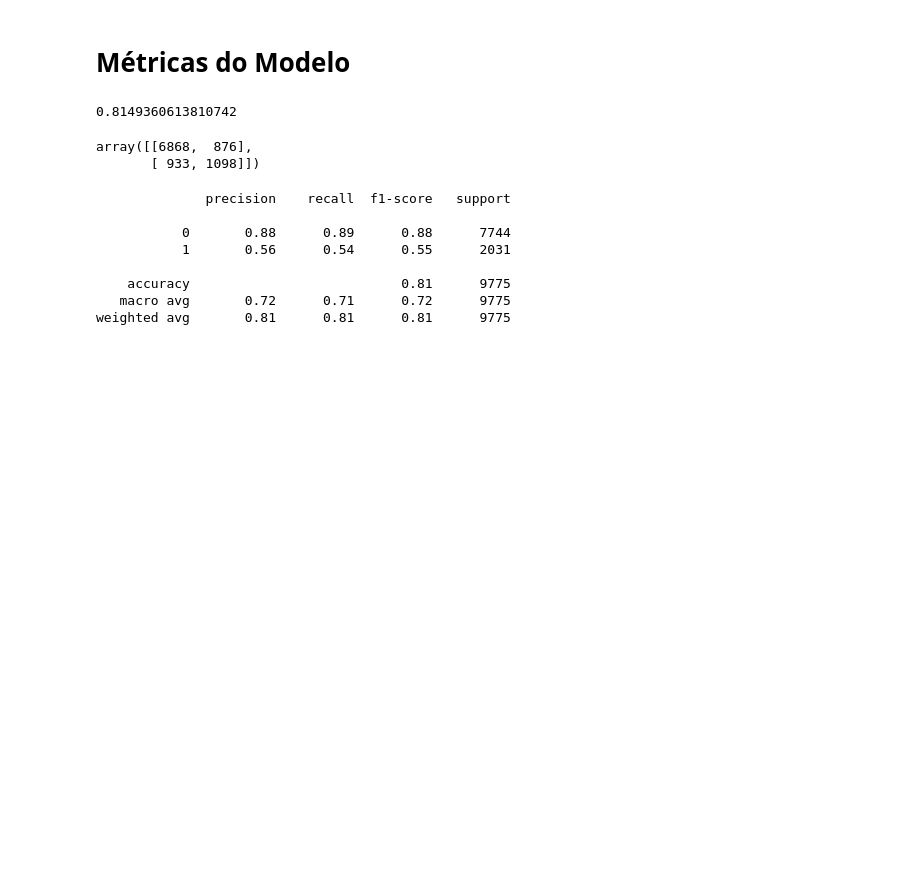
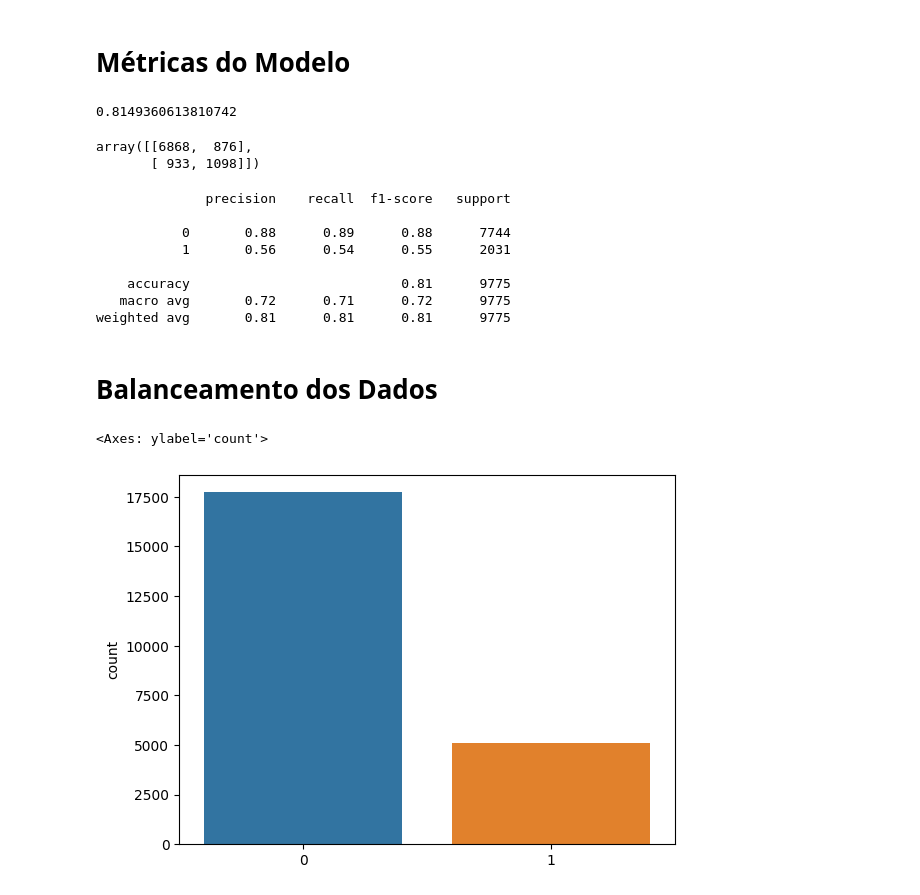
Before and after one commit to pzoliveira/DSDecisionTree, a Jupyter notebook: DSDecisionTree.ipynb, the cells around one changed output. Drawn from its saved outputs; the diff is of its cells as text; code cells hidden in the pictures; blank space fills up the shorter version.

```diff
--- a/DSDecisionTree.ipynb
+++ b/DSDecisionTree.ipynb
@@ -56,3 +56,5 @@ print(classification_report(y_credito_teste, previsoes))
     accuracy                           0.81      9775
    macro avg       0.72      0.71      0.72      9775
 weighted avg       0.81      0.81      0.81      9775
+# %% [markdown]
+# Balanceamento dos Dados
@@ -58,0 +63,5 @@ weighted avg       0.81      0.81      0.81      9775
+# %%
+sns.countplot(x = y_credito_treino)
+# %% [output]
+<Axes: ylabel='count'>
+[figure, added]
```
Also changed, not shown: parts of 6 cells of this notebook.
